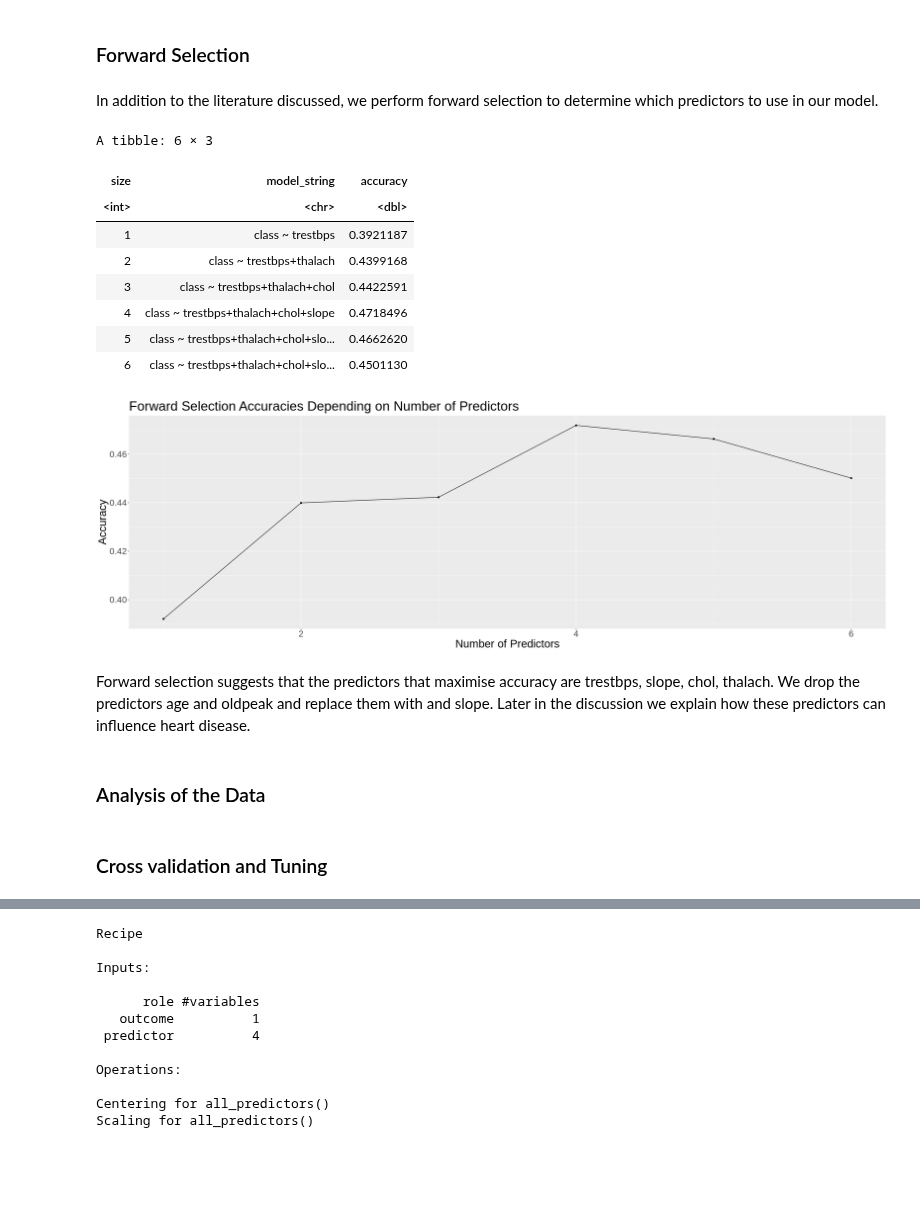
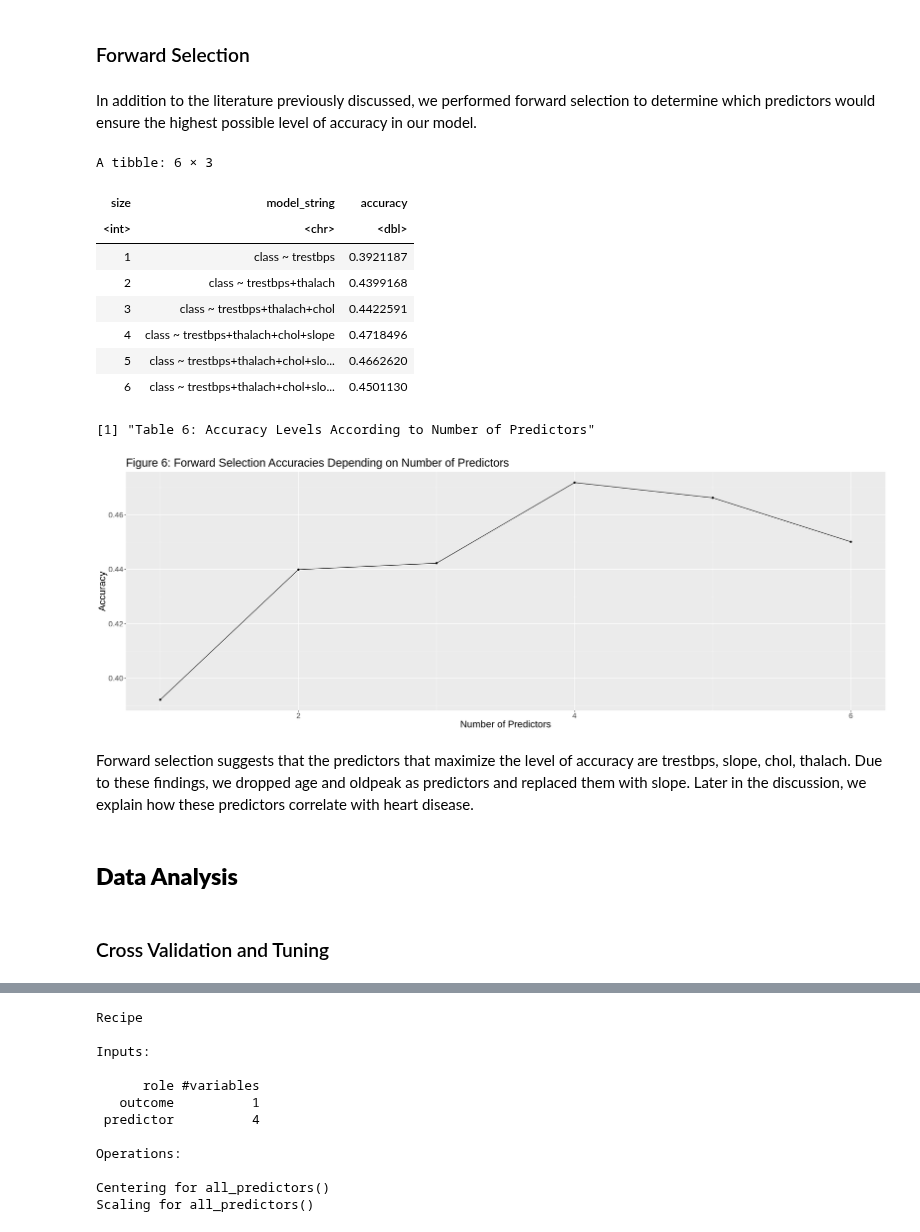
Before and after one commit to sachit-sharma/dsci-100-group-project-group53, a Jupyter notebook: project_report.ipynb, the cells around one changed output, grey strips where cells are left out. Drawn from its saved outputs; the diff is of its cells as text; code cells hidden in the pictures; blank space fills up the shorter version.

```diff
--- a/project_report.ipynb
+++ b/project_report.ipynb
@@ -290,60 +307,59 @@ We expect to predict the severity of heart disease based on an individual’s ph
 # %% [markdown]
 ### Forward Selection
 # %% [markdown]
-In addition to the literature discussed, we perform forward selection to determine which predictors to use in our model.
+In addition to the literature previously discussed, we performed forward selection to determine which predictors would ensure the highest possible level of accuracy in our model.
 # %%
 library(dplyr)
 library(tidymodels)
 
 set.seed(4321)
 
+#Reference: https://datasciencebook.ca/classification2.html#forward-selection-in-r
 
-# # Reference: https://datasciencebook.ca/classification2.html#forward-selection-in-r
-# #Creating the column names
-
+#Creating the column names
 heart_disease_select <- heart_disease_train |>
                         select(age, chol, thalach, slope, oldpeak, trestbps, class)
 
 names <- colnames(heart_disease_select |> select(-class))
 
-# # create an empty tibble to store the results
+#Create an empty tibble to store the results
 accuracies <- tibble(size = integer(),
                      model_string = character(),
                      accuracy = numeric())
 
-# # create a model specification
+#Create a model specification
 knn_spec <- nearest_neighbor(weight_func = "rectangular",
                              neighbors = tune()) |>
      set_engine("kknn") |>
      set_mode("classification")
 
-# # create a 5-fold cross-validation object
+#Create a 5-fold cross-validation object
 heart_disease_vfold <- vfold_cv(heart_disease_select, v = 5, strata = class)
 
-# # store the total number of predictors
+#Store the total number of predictors
 n_total <- length(names)
 
-# # stores selected predictors
+#Stores selected predictors
 selected <- c()
 
-# # for every size from 1 to the total number of predictors
+#For every size from 1 to the total number of predictors
 for (i in 1:n_total) {
-# #     # for every predictor still not added yet
+  #for every predictor still not added yet
     accs <- list()
     models <- list()
     for (j in 1:length(names)) {
-        # create a model string for this combination of predictors
+          # create a model string for this combination of predictors
         preds_new <- c(selected, names[[j]])
         model_string <- paste("class", "~", paste(preds_new, collapse="+"))
 
-# #         # create a recipe from the model string
+           #create a recipe from the model string
     heart_disease_recipe <- recipe(as.formula(model_string),
                                    data = heart_disease_select) |>
       step_scale(all_predictors()) |>
       step_center(all_predictors())
 
-# #         # tune the KNN classifier with these predictors,
-# #         # and collect the accuracy for the best K
+            # tune the KNN classifier with these predictors,
+            # and collect the accuracy for the best K
         acc <- workflow() |>
           add_recipe(heart_disease_recipe) |>
           add_model(knn_spec) |>
@@ -353,7 +369,7 @@ for (i in 1:n_total) {
           summarize(mx = max(mean))
         acc <- acc$mx |> unlist()
 
-# #         # add this result to the dataframe
+            # add this result to the dataframe
         accs[[j]] <- acc
         models[[j]] <- model_string
     }
@@ -366,6 +382,8 @@ for (i in 1:n_total) {
     names <- names[-jstar]
 }
 accuracies
+
+print("Table 6: Accuracy Levels According to Number of Predictors")
 # %% [output]
 A tibble: 6 × 3
 | size | model_string | accuracy |
@@ -376,21 +394,24 @@ A tibble: 6 × 3
 | 4 | class ~ trestbps+thalach+chol+slope | 0.4718496 |
 | 5 | class ~ trestbps+thalach+chol+slo... | 0.4662620 |
 | 6 | class ~ trestbps+thalach+chol+slo... | 0.4501130 |
+[1] "Table 6: Accuracy Levels According to Number of Predictors"
 # %%
+options(repr.plot.width = 23, repr.plot.height = 8)
+
 fs_plot <- accuracies |>
 ggplot(aes(x = size, y = accuracy)) +
 geom_point() +
 geom_line() +
 labs(x = "Number of Predictors", y = "Accuracy") +
-ggtitle ("Forward Selection Accuracies Depending on Number of Predictors") +
-theme(text = element_text(size = 25))
+ggtitle ("Figure 6: Forward Selection Accuracies Depending on Number of Predictors") +
+theme(text = element_text(size = 20))
 
 fs_plot
 # %% [output]
-[figure, old version]
+[figure, new version]
 # %% [markdown]
-Forward selection suggests that the predictors that maximise accuracy are trestbps, slope, chol, thalach. We drop the predictors age and oldpeak and replace them with and slope. Later in the discussion we explain how these predictors can influence heart disease.
+Forward selection suggests that the predictors that maximize the level of accuracy are trestbps, slope, chol, thalach. Due to these findings, we dropped age and oldpeak as predictors and replaced them with slope. Later in the discussion, we explain how these predictors correlate with heart disease.
 # %% [markdown]
-### Analysis of the Data
+## <b>Data Analysis<b>
 # %% [markdown]
-### Cross validation and Tuning
+### Cross Validation and Tuning
```
Also changed, not shown: parts of 57 cells of this notebook.
